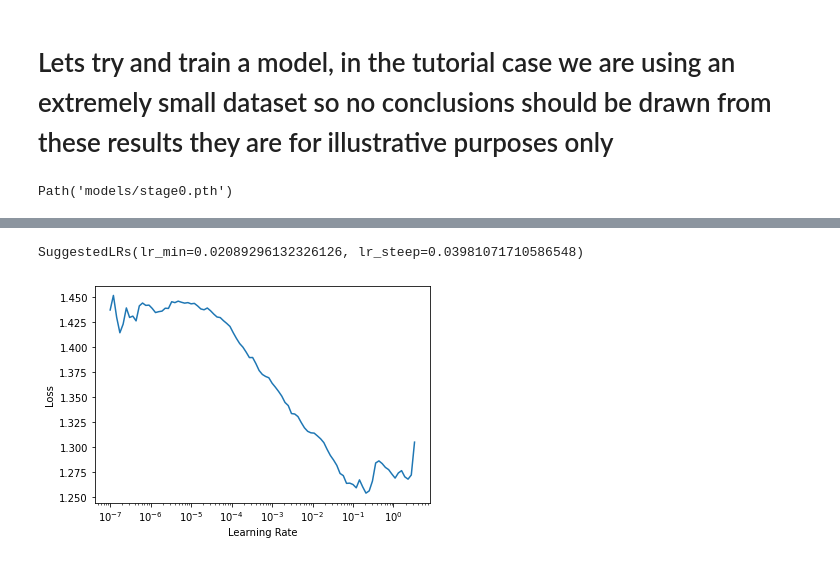
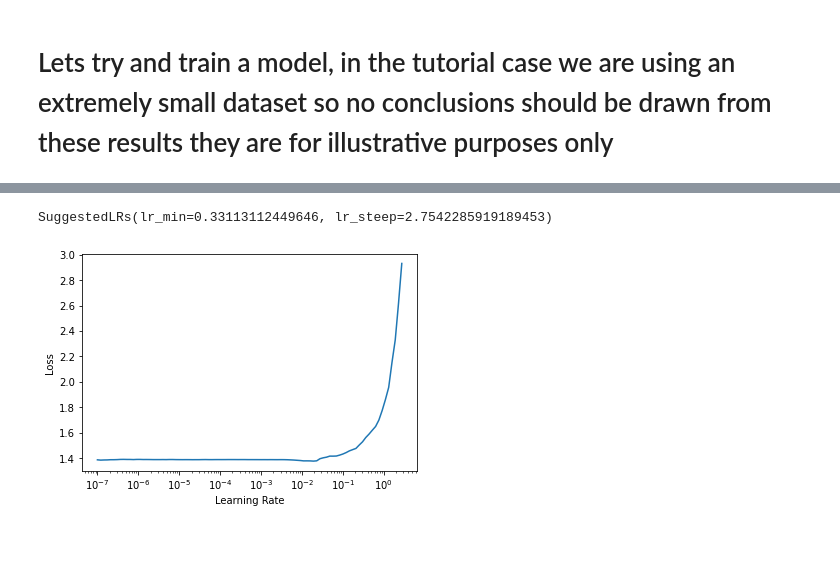
Before and after one commit to scottcha/OpenAvalancheProject, a Jupyter notebook: ML/4.TimeseriesAI.ipynb, the cells around one changed output, grey strips where cells are left out. Cells and saved outputs as stored; diff of their text form; code cells hidden in the pictures.

Commit message:
Temp checkin of ML LSTM update

```diff
--- a/ML/4.TimeseriesAI.ipynb
+++ b/ML/4.TimeseriesAI.ipynb
@@ -192,0 +113,3 @@ dict( enumerate(y_df[label + '_Cat'].cat.categories ) )
+# %%
+y, cat_dict = utils.get_y_as_cat(y_df)
+cat_dict
@@ -199,9 +122,10 @@ y.shape
 # %%
 #index file which indicates which rows in X are train or test
 #be carful these don't overlap
-train_test_split = 40000
+train_test_split = 5000
+num_y = 1000
 #can use a smaller train subset to make development faster
-splits_2 = (L([i for i in range(0,train_test_split)]), L([i for i in range(40000,40000+10000)]))
+splits_2 = (L([i for i in range(0,train_test_split)]).shuffle(), L([i for i in range(train_test_split,train_test_split+num_y)]).shuffle())
 # %%
 splits_2
 # %% [output]
@@ -294,6 +220,6 @@ show_at(dsets.valid, 6)
 # %%
 #create the dataloader
-dls = TSDataLoaders.from_dsets(dsets.train, dsets.valid, bs=[64], batch_tfms=[TSStandardizeNanMeanReplaceNan()], num_workers=0)
+dls = TSDataLoaders.from_dsets(dsets.train, dsets.valid, bs=[64], batch_tfms=[TSStandardizeNanMeanReplaceNan(feature_means=feature_means, feature_std=feature_std)], num_workers=0)
 # %%
 #check both the train and test sets to ensure that there aren't full rows with all nulls
 # %%
@@ -315,19 +241,18 @@ dls.vars
 # %% [markdown]
 # Lets try and train a model, in the tutorial case we are using an extremely small dataset so no conclusions should be drawn from these results they are for illustrative purposes only
 # %%
-model = InceptionTime(dls.vars, dls.c)
-matcor = MatthewsCorrCoef()
-
-#learn = Learner(dls, model, metrics=[matcor, accuracy])
+model = LSTM(dls.vars,
+                    dls.c,
+                    hidden_size=200,
+                    n_layers=5,
+                    rnn_dropout=.8,
+                    bidirectional=False,
+                    fc_dropout=.8)
 learn = Learner(dls, model, metrics=accuracy)
-learn.save('stage0')
-# %% [output]
-Path('models/stage0.pth')
 # %%
-learn.load('stage0')
 learn.lr_find()
 # %% [output]
 [interactive output not drawn]
-SuggestedLRs(lr_min=0.02089296132326126, lr_steep=0.03981071710586548)
+SuggestedLRs(lr_min=0.33113112449646, lr_steep=2.7542285919189453)
-[figure, old version]
+[figure, new version]
 # %%
```
Also changed, not shown: parts of 87 cells of this notebook.
